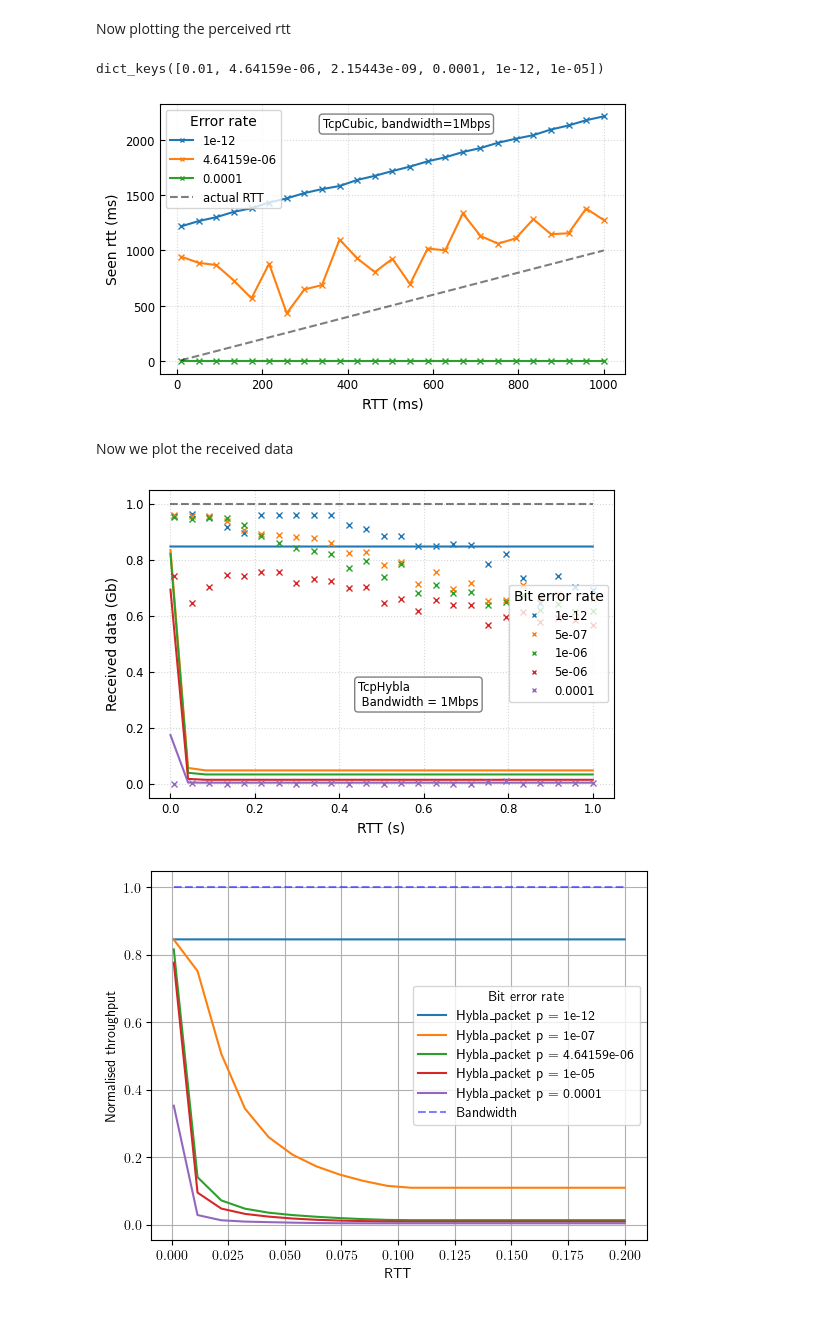
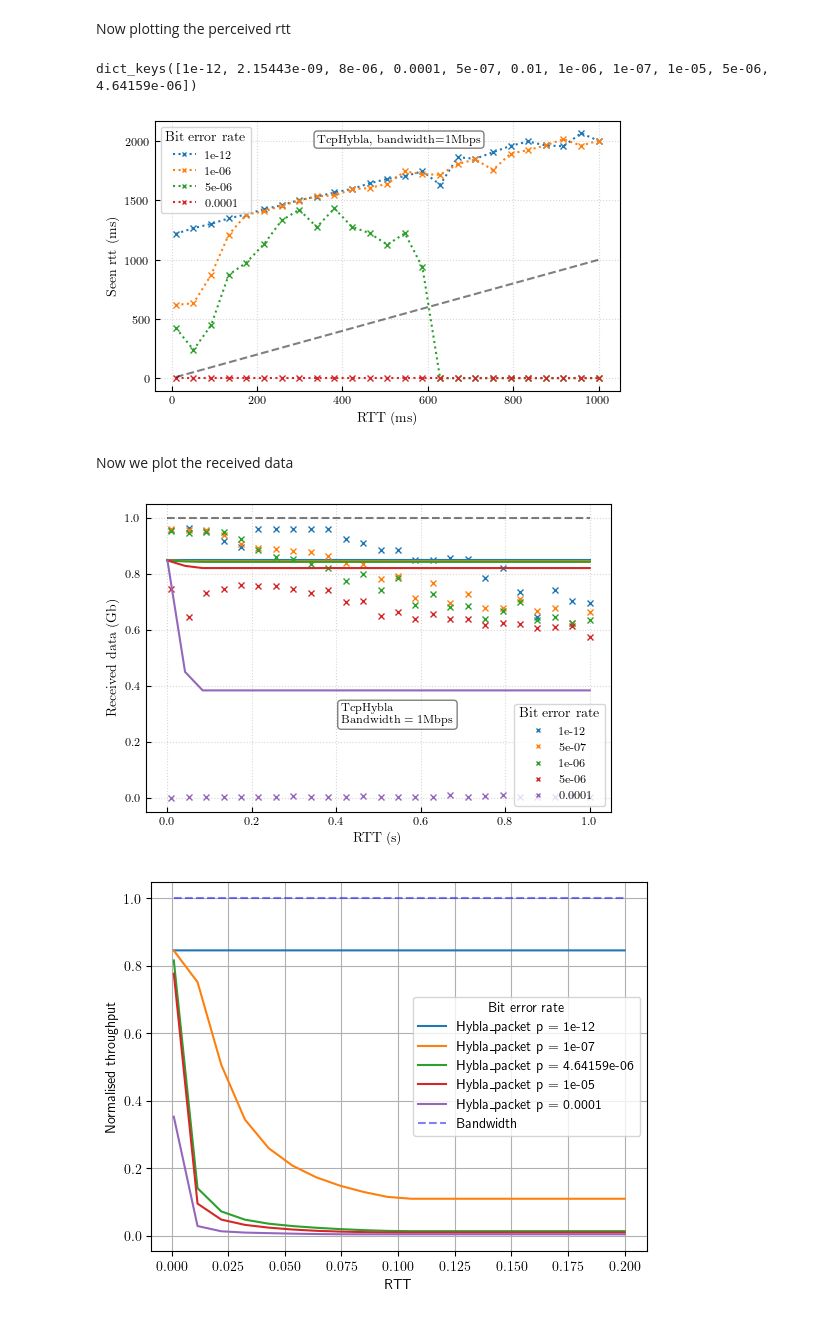
Before and after one commit to megretj/qpepcca, a Jupyter notebook: ns3_analysis.ipynb, the cells around one changed output. Saved outputs shown, nothing was run; the diff lists cells and outputs as text; code cells hidden in the pictures.

```diff
--- a/ns3_analysis.ipynb
+++ b/ns3_analysis.ipynb
@@ -1560,0 +1535,9 @@ plt.show()
+# %%
+import scipy
+data = np.loadtxt("../../../Documents/Github/ns-3-dev/results/tcp_model_comparison_final/TcpHybla/TcpHybla_1e-05_355.625000ms_700Kbps_4-cwnd.data")
+filtered_data = data[(data[:, 0] > 100) & (data[:, 1] < 200*mtu/8)]
+# Calculate the average of the filtered data
+print("average = ", np.average(filtered_data[:,1])/mtu*8)
+plt.plot(data[:,0],data[:,1])
+plt.show()
+# However, the above is not the real mean cwnd, as the cwnd is not sampled at regular time intervals.
@@ -1801,7 +1787,7 @@ error 0.01, rtt 190.625000 has following results []
 # %% [markdown]
 Now plotting the perceived rtt
 # %%
-plt.rcParams['text.usetex'] = True
+plt.rcParams.update({'text.usetex': True, "font.family": "Computer Modern Roman"})
 
 def average_cwnd(file_path):
     try:
@@ -1848,7 +1834,7 @@ mtu = 1500*8 # bits
 props = dict(boxstyle='round', facecolor='white', alpha=0.5)
 bw = "1Mbps"
 bdw = 1e6
-cca = "TcpCubic"
+cca = "TcpHybla"
 folder_path = f"../../../Documents/Github/ns-3-dev/results/tcp_model_comparison_final/{cca}/"
 
 # Get a list of all files in the folder
@@ -1879,7 +1865,7 @@ fig, ax = plt.subplots(1,1,figsize=(6,3.5))
 # sort the dictionary by error key
 print(results[bw].keys())
 results[bw] = dict(sorted(results[bw].items()))
-for j,error in enumerate([1e-12,4.64159e-06,0.0001]):#enumerate(results[bw]):
+for j,error in enumerate([1e-12,1e-6,5e-6,0.0001]):#enumerate(results[bw]):
     points = np.zeros((len(results[bw][error]),4))
     for i, rtt in enumerate(results[bw][error]):
         # try:
@@ -1891,7 +1877,7 @@ for j,error in enumerate([1e-12,4.64159e-06,0.0001]):#enumerate(results[bw]):
     points = points[points[:,0].argsort()]
     #ax.errorbar(points[:,0],points[:,1], yerr=[abs(points[:,1]-points[:,2]), abs(points[:,3]-points[:,1])], fmt='none', capsize=5,alpha=0.5, color=my_colours[j%len(my_colours)])
     #ax.errorbar(points[:,0],points[:,1], yerr=[points[:,1]*0.1, points[:,1]*0.08], fmt='none', capsize=5,alpha=0.5, color=my_colours[j%len(my_colours)])
-    ax.plot(points[:,0],points[:,1]*1000,label=error,marker='x', markerfacecolor="none", markersize = '4',linestyle='-',color=my_colours[j%len(my_colours)])
+    ax.plot(points[:,0],points[:,1]*1000,label=error,marker='x', markerfacecolor="none", markersize = '4',linestyle=':',color=my_colours[j%len(my_colours)])
 #ax.set_ylim(0, 35)
 ax.plot(points[:,0],points[:,0],linestyle='--',color='black', alpha = 0.5)
 ax.text(0.35, 0.95, f"{cca}, bandwidth={bw}", transform=ax.transAxes, fontsize="small",
@@ -1901,12 +1887,12 @@ plt.tick_params(axis='both', direction='in',labelsize="small", grid_alpha=0.5, g
 ax.grid()
 ax.set_xlabel("RTT (ms)")
 ax.set_ylabel("Seen rtt (ms)")
-#plt.savefig("./figures/ns3_results/cubic_seen_rtt.png", bbox_inches='tight', dpi=400)
+plt.savefig("./figures/ns3_results/hybla_seen_rtt.png", bbox_inches='tight', dpi=400)
 plt.show()
 # add the figure legend in latex as Average cwnd for different RTTs and errors, Hybla, Bottleneck bandwidth = 1Mbps
 # %% [output]
-dict_keys([0.01, 4.64159e-06, 2.15443e-09, 0.0001, 1e-12, 1e-05])
+dict_keys([1e-12, 2.15443e-09, 8e-06, 0.0001, 5e-07, 0.01, 1e-06, 1e-07, 1e-05, 5e-06, 4.64159e-06])
-[figure, old version]
+[figure, new version]
 # %% [markdown]
 Now we plot the received data
 # %%
@@ -2004,30 +1991,29 @@ for j,error in enumerate(bit_error):
     #ax.errorbar(points[:,0],points[:,1], yerr=[points[:,1]*0.1, points[:,1]*0.08], fmt='none', capsize=5,alpha=0.5, color=my_colours[j%len(my_colours)])
 # %%
 def save_figure(destination="./figures/ns3_results/temp.png"):
-    plt.rcParams['text.usetex'] = True
+    plt.rcParams.update({'text.usetex': True, "font.family": "Computer Modern Roman"})
     plt.savefig(destination, bbox_inches='tight', dpi=400)
     plt.show()
-    plt.rcParams.update(plt.rcParamsDefault)
 
 props = dict(boxstyle='round', facecolor='white', alpha=0.5)
 fig, ax = plt.subplots(1,1,figsize=(6,4))
 for j,error in enumerate(bit_error):
     ax.plot(points[j,:,0],points[j,:,1]*8/1e6,label=error,marker='x', markerfacecolor="none", markersize = '4',linestyle='',color=my_colours[j%len(my_colours)])
     ax.plot(rtts,throughputs[j,:],color=my_colours[j%len(my_colours)])
 #ax.set_ylim(0, 35)
 #plot horizontal line at 1000Mb
 ax.hlines(1,0,1,linestyle='--',color='black', alpha = 0.5)
-ax.text(0.45, 0.38, f"{cca}\n Bandwidth = {bw}", transform=ax.transAxes, fontsize="small",
+ax.text(0.42, 0.35, f"{cca}\n Bandwidth = {bw}", transform=ax.transAxes, fontsize="small",
         verticalalignment='top', bbox=props)
-ax.legend(title="Bit error rate",loc='center right',fontsize="small", markerscale=0.6, ncols=1)
+ax.legend(title="Bit error rate",loc='lower right',fontsize="small", markerscale=0.6, ncols=1)
 plt.tick_params(axis='both', direction='in',labelsize="small", grid_alpha=0.5, grid_linestyle=':')
 ax.grid()
 ax.set_xlabel("RTT (s)")
 ax.set_ylabel("Received data (Gb)")
 save_figure(destination = "./figures/ns3_results/hybla_received_v_rtt.png")
 plt.show()
 # %% [output]
-[figure, old version]
+[figure, new version]
 # %%
 from ccaModels import CCA_MarkovChain_Hybla_bit, CCA_MarkovChain_CUBIC_bit
 # For a bandwidth of 500Kbits, a packet size of 1500 bytes, the bandwidth in packets is 500000/(1500*8) = 41.67 packets per second
```
Also changed, not shown: parts of 5 cells of this notebook, 18 other files.
